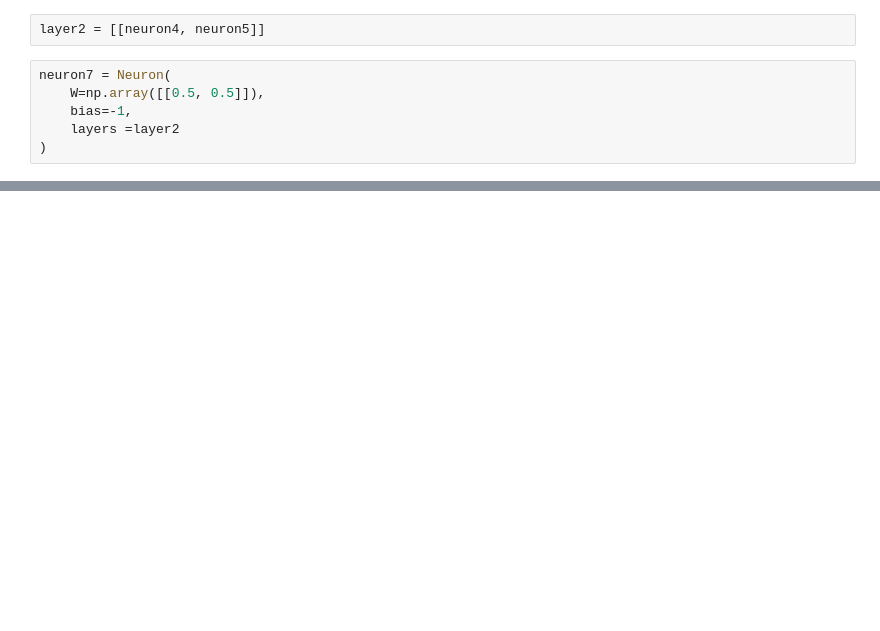
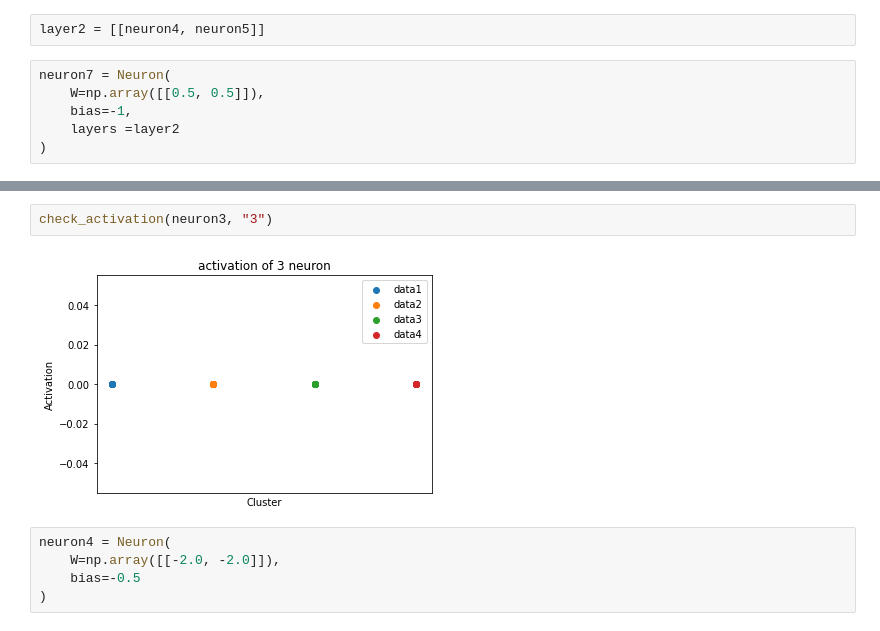
Before and after one commit to KeitaW/Colab-Notebooks, a Jupyter notebook: 210530_students_ans.ipynb, the cells around one changed output, grey strips where cells are left out. Drawn from its saved outputs; the diff is of its cells as text; blank space fills up the shorter version.

```diff
--- a/210530_students_ans.ipynb
+++ b/210530_students_ans.ipynb
@@ -158,0 +188,9 @@ check_activation(neuron7, "7")
+# %%
+check_activation(neuron3, "3")
+# %% [output]
+[figure, added]
+# %%
+neuron4 = Neuron(
+    W=np.array([[-2.0, -2.0]]),
+    bias=-0.5
+)
```
Also changed, not shown: parts of 31 cells of this notebook.
